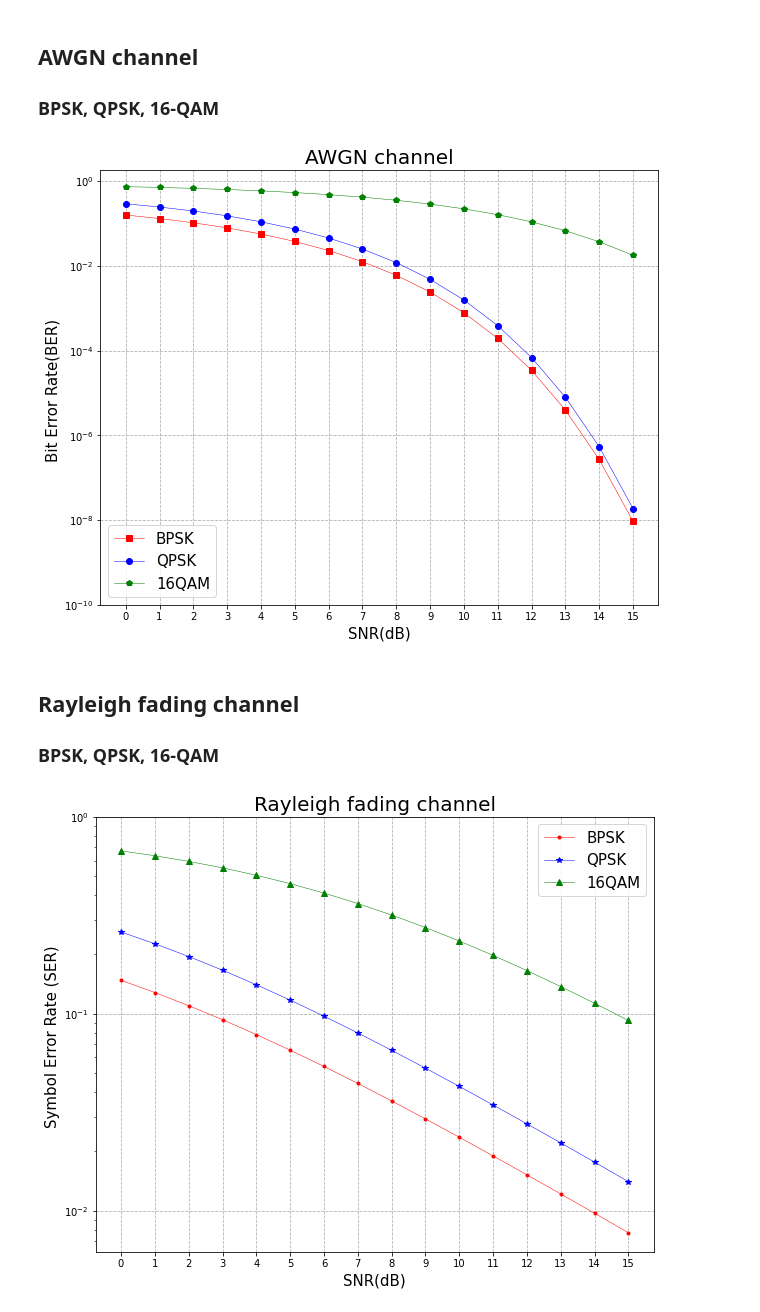
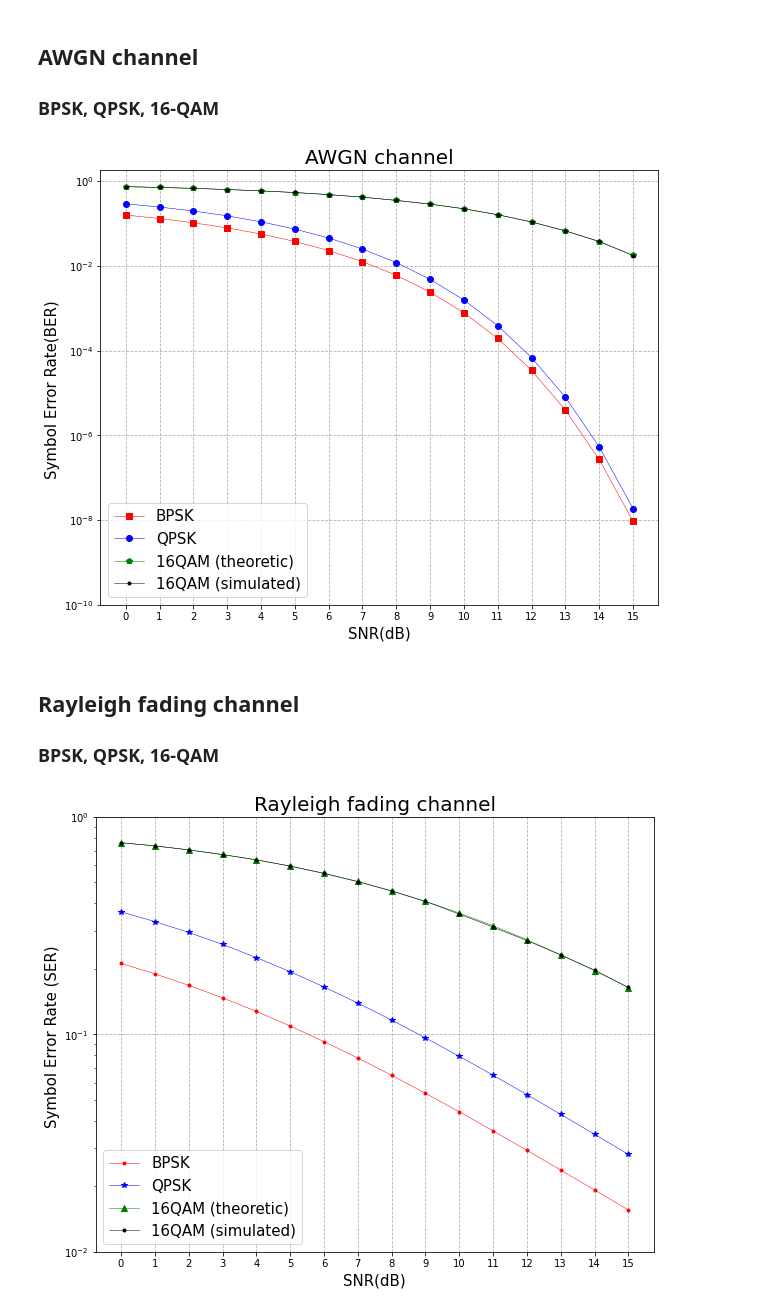
Before and after one commit to IISL-HYU/comm, a Jupyter notebook: 05_modulation.ipynb, the cells around one changed output. Cells and saved outputs as stored; diff of their text form; code cells hidden in the pictures.

Commit message:
add simulation results on 05-modulation.ipynb

```diff
--- a/05_modulation.ipynb
+++ b/05_modulation.ipynb
@@ -25,7 +22,7 @@ snrs = 10 ** (snrs_db/10)
 N = 10000
 
 # Generate Rayleigh fading coefficient samples
-h = np.random.randn(N, 1) + 1j * np.random.randn(N, 1)
+h = (1/np.sqrt(2)) * (np.random.randn(N, 1) + 1j * np.random.randn(N, 1))
 
 # compute monte-carlo snrs for each snr by broadcasting
 snr_mc = snrs * (np.abs(h)**2).T
@@ -49,3 +48,42 @@ for i, snr in enumerate(snr_mc):
+# %%
+# Initialize 16-QAM modulator
+M = 16
+k = np.log2(M)
+modem = QAM(M=M)
+
+# random generation of bits
+num_bits = 400000
+bits = np.int32(np.random.rand(num_bits)>0.5)
+
+# modulation
+num_symbols = np.int32(num_bits / k)
+symbols = modem.modulate(bits)
+
+# snr_dbs
+snrs_db = np.linspace(0, 15, 16, dtype=np.int32)
+snrs = 10 ** (snrs_db/20)
+
+SERS_awgn = []
+SERS_rayleigh = []
+# AWGN channel
+
+for snr in snrs:
+    z = 1/np.sqrt(2) * (np.random.randn(num_symbols) + 1j * np.random.randn(num_symbols))
+    h = 1/np.sqrt(2) * (np.random.randn(num_symbols) + 1j * np.random.randn(num_symbols))
+
+    # AWGN simulation
+    y_awgn = symbols + (1/snr) * z
+    x_hat_awgn = modem.demodulate(y_awgn)
+    s_hat_awgn = modem.s_hat / modem.avg_power
+    SERS_awgn.append(np.average(1 - np.isclose(s_hat_awgn, symbols)))
+
+
+    # Rayleigh simulation
+    y_rayleigh = h * symbols + (1/(snr)) * z
+    y_rayleigh /= h
+    x_hat_rayleigh = modem.demodulate(y_rayleigh)
+    s_hat_rayleigh = modem.s_hat / modem.avg_power
+    SERS_rayleigh.append(np.average(1 - np.isclose(s_hat_rayleigh, symbols)))
 # %% [markdown]
 ## All in one Graph
 ### Rayleigh fading channel and AWGN channel
@@ -77,33 +117,36 @@ plt.show()
 plt.figure(figsize=(10, 8))
 plt.semilogy(ser_awgn_theory, 's-r', linewidth=.5, label='BPSK')
 plt.semilogy(ser_awgn_qpsk, 'o-b',linewidth=.5, label='QPSK')
-plt.semilogy(ser_awgn_qam, 'p-g', linewidth=.5, label='16QAM')
+plt.semilogy(ser_awgn_qam, 'p-g', linewidth=.5, label='16QAM (theoretic)')
+plt.semilogy(SERS_awgn, '.-k', linewidth=.5, label='16QAM (simulated)')
 plt.xticks(np.arange(0, 16, dtype=np.int32))
 plt.yticks([1e0, 1e-2, 1e-4, 1e-6, 1e-8, 1e-10])
 plt.title("AWGN channel", fontsize=20)
 plt.xlabel("SNR(dB)", fontsize=15)
-plt.ylabel("Bit Error Rate(BER) ", fontsize=15)
+plt.ylabel("Symbol Error Rate(BER) ", fontsize=15)
 plt.grid(linestyle='--')
 plt.legend(fontsize=15)
 plt.show()
 # %% [output]
-[figure, old version]
+[figure, new version]
 # %% [markdown]
 ## Rayleigh fading channel
 
 ### BPSK, QPSK, 16-QAM
 # %%
+
 plt.figure(figsize=(10, 8))
 plt.semilogy(ser_rayleigh_theory, '.-r', linewidth=.5, label='BPSK')
 plt.semilogy(ser_rayleigh_qpsk, '*-b', linewidth=.5, label='QPSK')
-plt.semilogy(ser_rayleigh_qam, '^-g', linewidth=.5, label="16QAM")
+plt.semilogy(ser_rayleigh_qam, '^-g', linewidth=.5, label="16QAM (theoretic)")
+plt.semilogy(SERS_rayleigh, '.-k', linewidth=.5, label='16QAM (simulated)')
 plt.xticks(np.arange(0, 16, dtype=np.int32))
 plt.yticks([1e0, 1e-1, 1e-2, ])
 plt.title("Rayleigh fading channel", fontsize=20)
 plt.xlabel("SNR(dB)", fontsize=15)
 plt.ylabel("Symbol Error Rate (SER) ", fontsize=15)
 plt.grid(linestyle='--')
 plt.legend(fontsize=15)
 plt.show()
 # %% [output]
-[figure, old version]
+[figure, new version]
```
Also changed, not shown: parts of 5 cells of this notebook, 3 other files.
